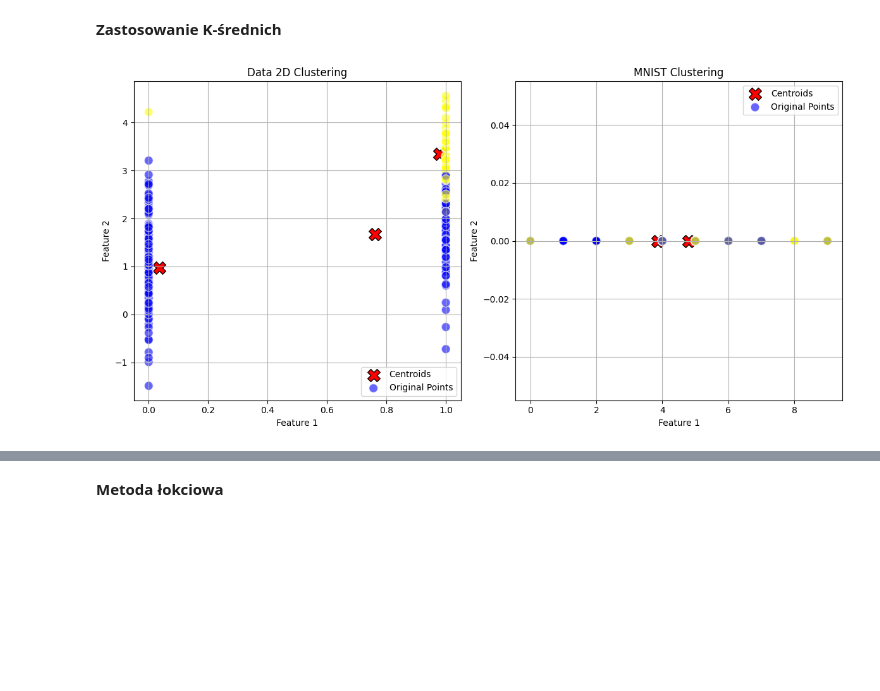
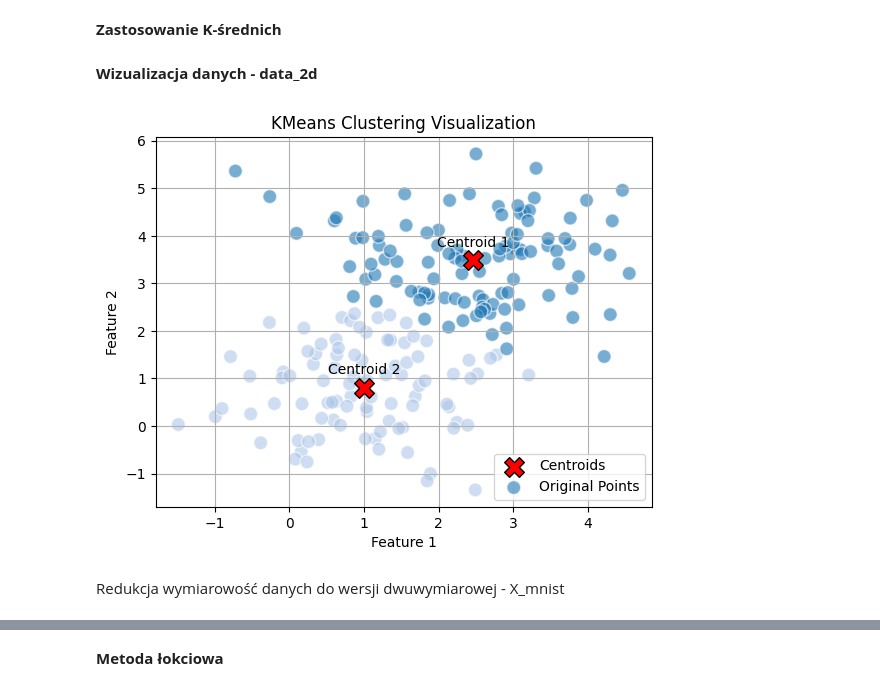
Before and after one commit to kachnna/HOMEworksgoit, a Jupyter notebook: Moduł III/zadanie domowe 6/Hw6.ipynb, the cells around one changed output, grey strips where cells are left out. Cells and saved outputs as stored; diff of their text form; code cells hidden in the pictures; blank space fills up the shorter version.

```diff
--- a/Moduł III/zadanie domowe 6/Hw6.ipynb
+++ b/Moduł III/zadanie domowe 6/Hw6.ipynb
@@ -56,41 +16,33 @@ print(df_mnist)
 # %% [markdown]
 __Zastosowanie K-średnich__
+# %%
+def print_k_means_for_2d_data(X, labels, centroids):
+    n_clusters = len(centroids)
+    cmap = plt.get_cmap('tab20')
+    colors = [cmap(label % 20) for label in labels]
+    for i in range(n_clusters):
+        plt.annotate(f'Centroid {i+1}', (centroids[i, 0], centroids[i, 1]), textcoords="offset points", xytext=(0,10), ha='center', zorder=3)
+    plt.scatter(centroids[:, 0], centroids[:, 1], c='red', label='Centroids', marker='X', s=200, edgecolors='k', zorder=2)
+    plt.scatter(X[:, 0], X[:, 1], c=colors, label='Original Points', alpha=0.6, edgecolors='w', s=100, zorder=1)
+    plt.xlabel('Feature 1')
+    plt.ylabel('Feature 2')
+    plt.title('KMeans Clustering Visualization')
+    plt.legend()
+    plt.grid(True)
+    plt.show()
+# %%
+X_data_2D = df_data_2D.iloc[:, [1,2]].values
+X_mnist = df_mnist.iloc[:, 1:].values
+# %% [markdown]
+__Wizualizacja danych - data_2d__
 # %%
-X_data_2D = df_data_2D.values
-X_mnist = df_mnist.values
+kmeans = KMeans(n_clusters=2, random_state=0)
+kmeans.fit(X_data_2D)
+labels = kmeans.labels_
+centroids = kmeans.cluster_centers_
 
-def print_k_means_for_2d_data(X, labels, centroids, new_points=None, ax=None):
-    if ax is None:
-        ax = plt.gca()
-
-    ax.scatter(centroids[:, 0], centroids[:, 1], c='red', label='Centroids', marker='X', s=200, edgecolors='k')
-    colors = ['yellow' if label == 0 else 'blue' for label in labels]
-    ax.scatter(X[:, 0], X[:, 1], c=colors, label='Original Points', alpha=0.6, edgecolors='w', s=100)
-    if new_points is not None:
-        new_colors = ['yellow' if label == 0 else 'blue' for label in new_labels]
-        ax.scatter(new_points[:, 0], new_points[:, 1], c=new_colors, label='New Points', marker='s', s=150, edgecolors='k')
-    ax.set_xlabel('Feature 1')
-    ax.set_ylabel('Feature 2')
-    ax.set_title('KMeans Clustering Visualization')
-    ax.legend()
-    ax.grid(True)
-
-kmeans1 = KMeans(n_clusters=3, random_state=0)
-kmeans1.fit(X_data_2D)
-labels1 = kmeans1.labels_
-centroids1 = kmeans1.cluster_centers_
-
-kmeans2 = KMeans(n_clusters=2, random_state=0)
-kmeans2.fit(X_mnist)
-labels2 = kmeans2.labels_
-centroids2 = kmeans2.cluster_centers_
-
-fig, (ax1, ax2) = plt.subplots(1, 2, figsize=(12, 6))
-print_k_means_for_2d_data(X_data_2D, labels1, centroids1, ax=ax1)
-ax1.set_title('Data 2D Clustering')
-print_k_means_for_2d_data(X_mnist, labels2, centroids2, ax=ax2)
-ax2.set_title('MNIST Clustering')
-plt.tight_layout()
-plt.show()
+print_k_means_for_2d_data(X_data_2D, labels, centroids)
 # %% [output]
-[figure, old version]
+[figure, new version]
+# %% [markdown]
+Redukcja wymiarowość danych do wersji dwuwymiarowej - X_mnist
```
Also changed, not shown: parts of 13 cells of this notebook, 1 other file.
